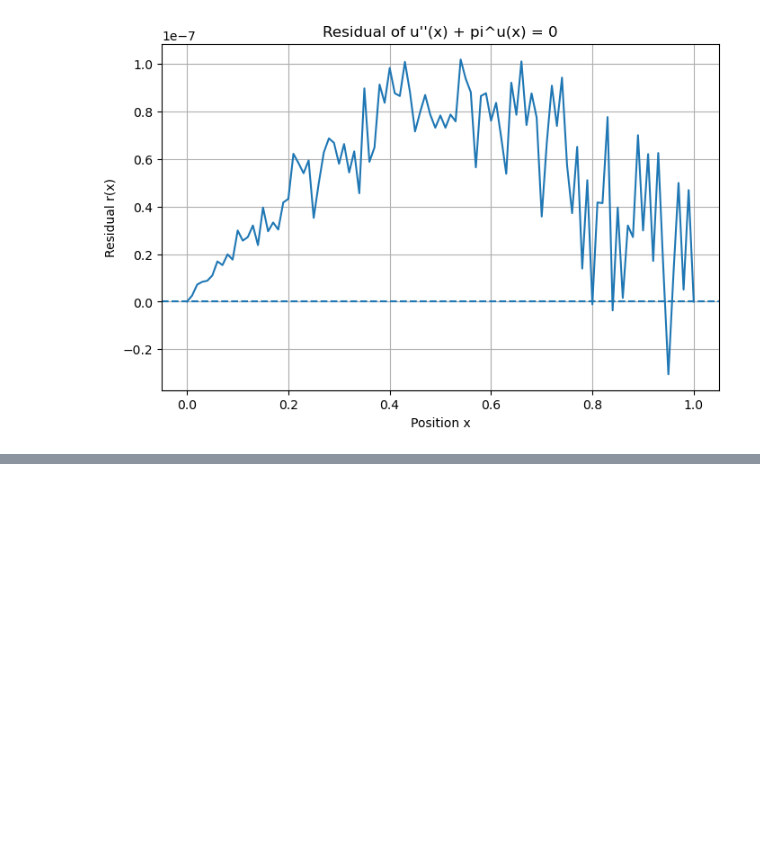
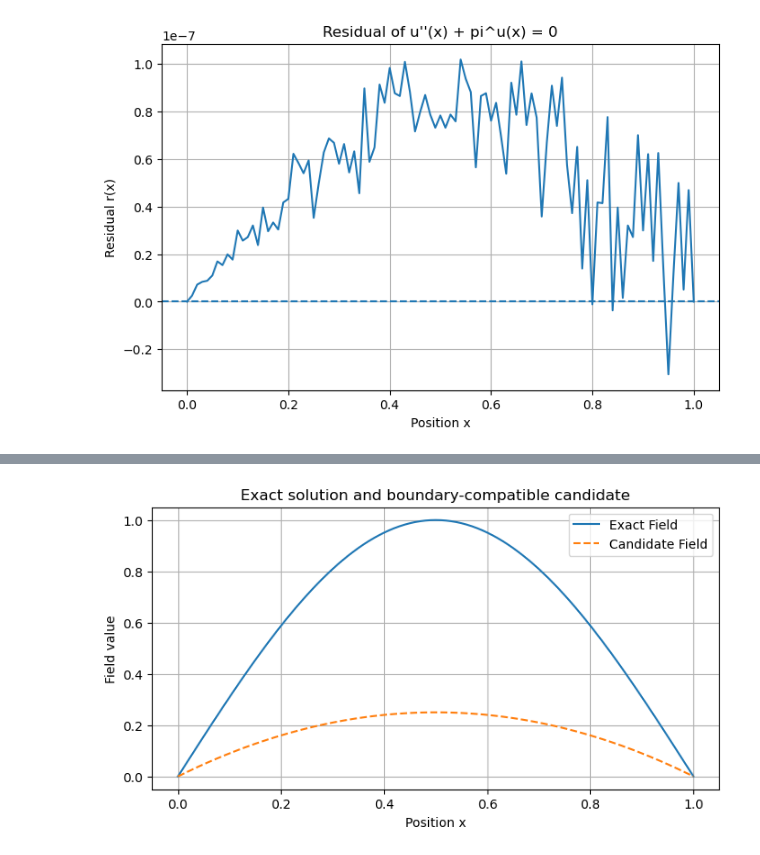
Before and after one commit to hunkarsuci/pinn-from-scratch, a Jupyter notebook: lectures/lecture_01/lecture_01_python_scientific_computing.ipynb, the cells around one changed output, grey strips where cells are left out. Drawn from its saved outputs; the diff is of its cells as text; code cells hidden in the pictures; blank space fills up the shorter version.

```diff
--- a/lectures/lecture_01/lecture_01_python_scientific_computing.ipynb
+++ b/lectures/lecture_01/lecture_01_python_scientific_computing.ipynb
@@ -489,0 +580,21 @@ plt.show()
+# %%
+plt.figure(figsize=(8,4))
+
+plt.plot(x_second_derivative, u_values, label = "Exact Field")
+plt.plot(x_second_derivative, candidate_values, "--", label = "Candidate Field")
+
+plt.xlabel("Position x")
+plt.ylabel("Field value")
+plt.title("Exact solution and boundary-compatible candidate")
+
+plt.grid(True)
+plt.legend()
+plt.show()
+
+# u(x) = sin(pi * x)
+# u_c(x) = x*(1-x)
+
+# The candidate field satisfies the boundary conditions, but its larger physics loss shows that it does not satisfy the governing differential equation
+# The plot connects the visual shape of the functions with the loss calculations
+# %% [output]
+[figure, added]
```
Also changed, not shown: parts of 4 cells of this notebook.
